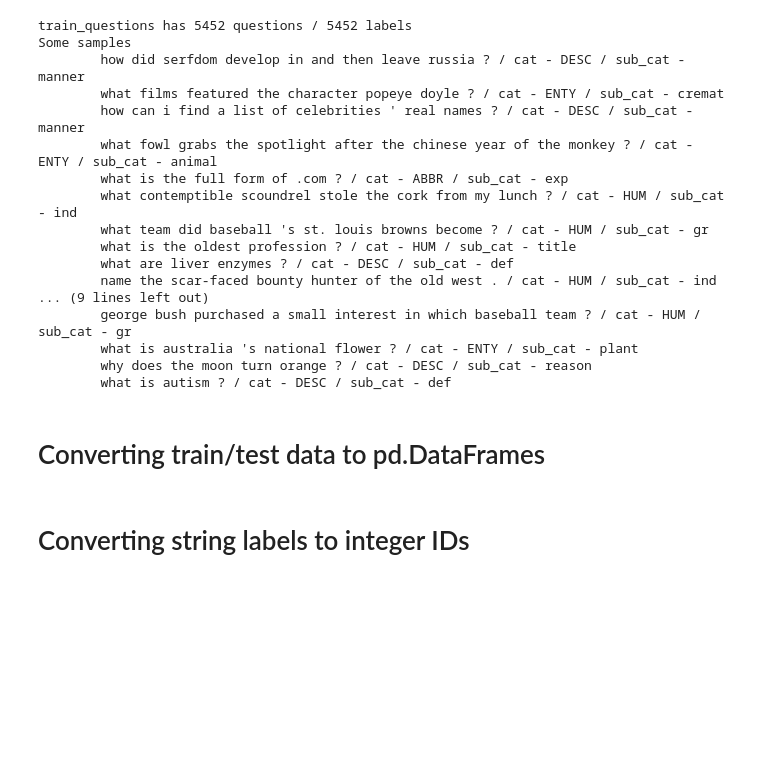
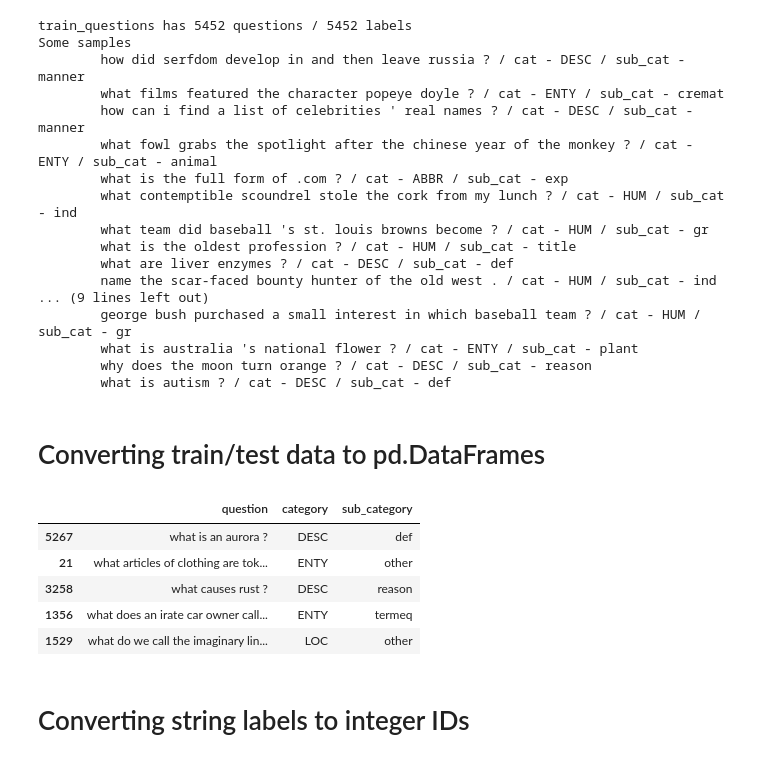
Before and after one commit to abhijeetlodh/Deep-Learning-Natural-Language-Processing, a Jupyter notebook: CNNs for Sentence Classification.ipynb, the cells around one changed output. Saved outputs shown, nothing was run; the diff lists cells and outputs as text; code cells hidden in the pictures; blank space fills up the shorter version.

```diff
--- a/CNNs for Sentence Classification.ipynb
+++ b/CNNs for Sentence Classification.ipynb
@@ -127,6 +127,14 @@ test_df = pd.DataFrame(
 # %%
 # Shuffle the data for better randomization
 train_df = train_df.sample(frac=1.0, random_state=seed)
+train_df.head()
+# %% [output]
+|  | question | category | sub_category |
+| 5267 | what is an aurora ? | DESC | def |
+| 21 | what articles of clothing are tok... | ENTY | other |
+| 3258 | what causes rust ? | DESC | reason |
+| 1356 | what does an irate car owner call... | ENTY | termeq |
+| 1529 | what do we call the imaginary lin... | LOC | other |
 # %% [markdown]
 # Converting string labels to integer IDs
 # %%
```
Also changed, not shown: parts of 5 cells of this notebook.
